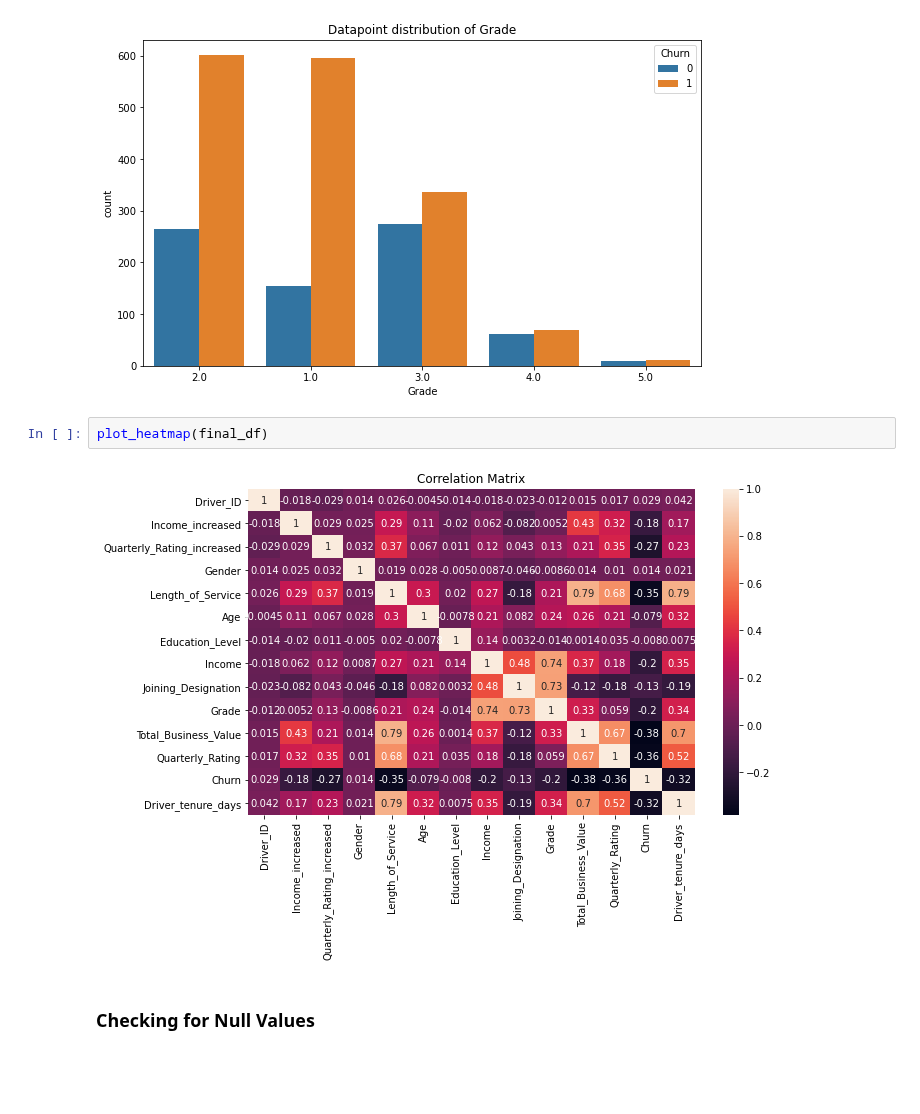
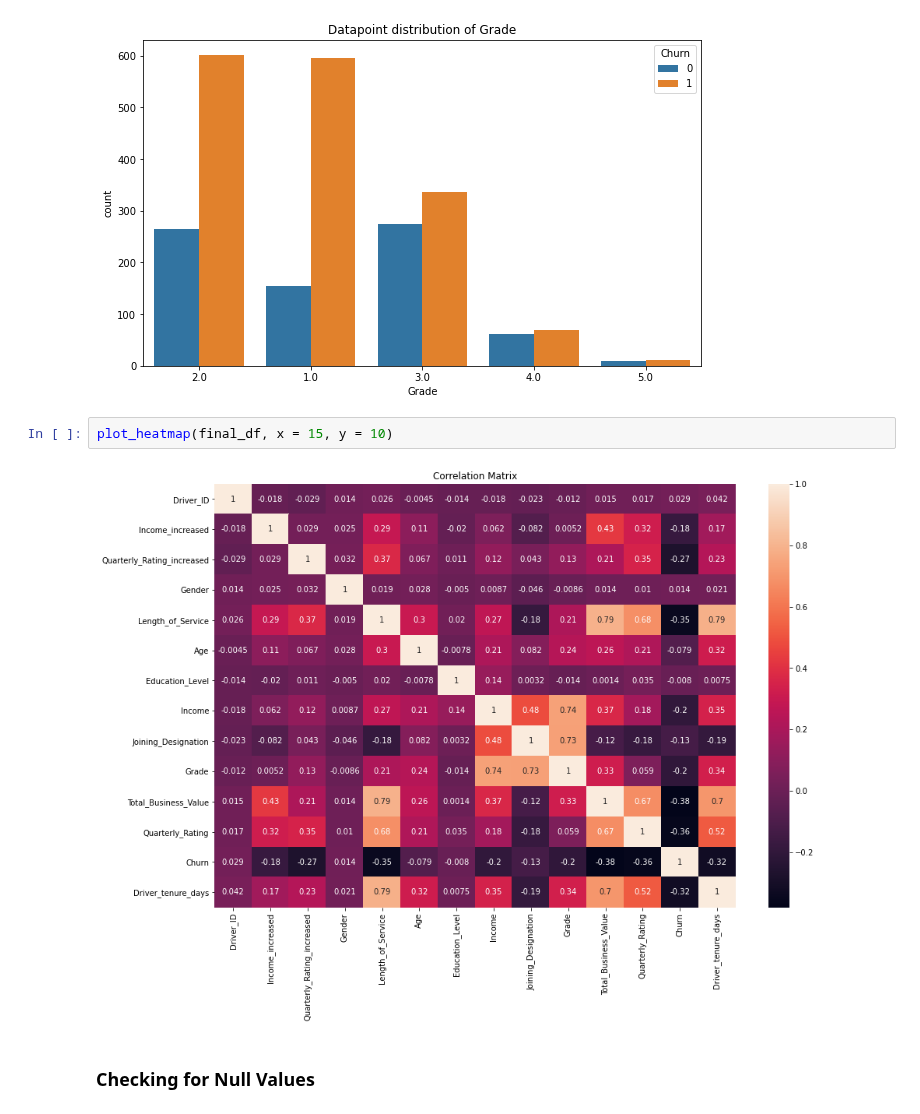
Before and after one commit to anidec25/Linear-Regression, a Jupyter notebook: Ensemble/ola_case_study.ipynb, the cells around one changed output. Cells and saved outputs as stored; diff of their text form; blank space fills up the shorter version.

```diff
--- a/Ensemble/ola_case_study.ipynb
+++ b/Ensemble/ola_case_study.ipynb
@@ -626,9 +626,9 @@ max         5.000000
 Name: Grade, dtype: float64
 [figure]
 # %%
-plot_heatmap(final_df)
+plot_heatmap(final_df, x = 15, y = 10)
 # %% [output]
-[figure, old version]
+[figure, new version]
 # %% [markdown]
 ### Checking for Null Values
 # %%
```
Also changed, not shown: parts of 76 cells of this notebook.
